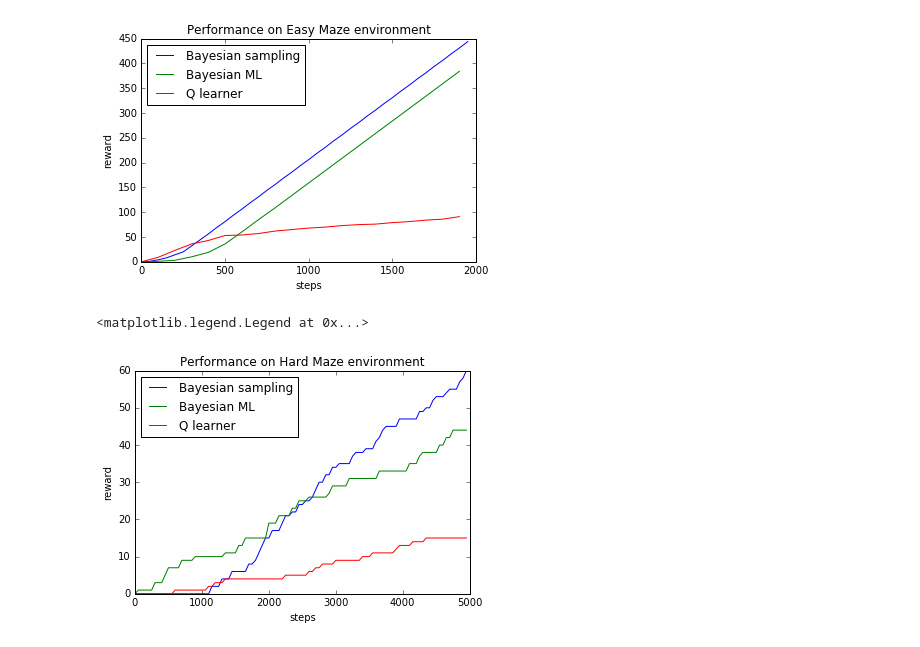
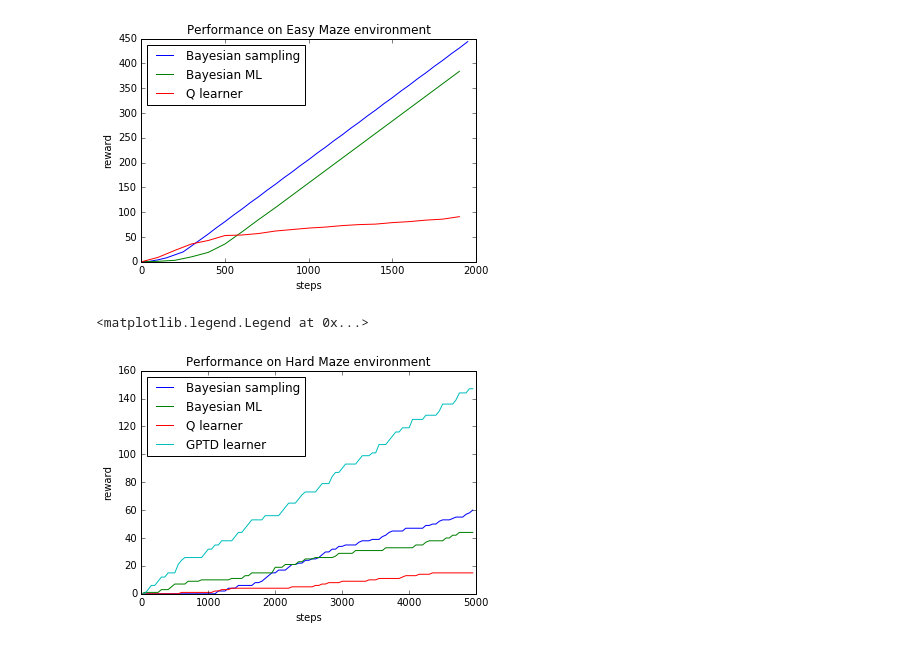
Before and after one commit to alexandr/6882project, a Jupyter notebook: strens/Graphs.ipynb, the cells around one changed output. Drawn from its saved outputs; the diff is of its cells as text; code cells hidden in the pictures.

```diff
--- a/strens/Graphs.ipynb
+++ b/strens/Graphs.ipynb
@@ -71,6 +71,8 @@ mode = [0, 1, 1, 1, 1, 1, 3, 3, 3, 5, 7, 7, 7, 7, 9, 9, 9, 9, 10, 10, 10, 10, 10
 sampling = [0, 0, 0, 0, 0, 0, 0, 0, 0, 0, 0, 0, 0, 0, 0, 0, 0, 0, 0, 0, 0, 0, 0, 2, 2, 2, 4, 4, 4, 6, 6, 6, 6, 6, 8, 8, 9, 11, 13, 15, 15, 17, 17, 17, 19, 21, 21, 22, 22, 24, 24, 25, 25, 26, 28, 30, 30, 32, 32, 34, 34, 35, 35, 35, 35, 37, 38, 38, 38, 39, 39, 39, 41, 42, 44, 45, 45, 45, 45, 47, 47, 47, 47, 47, 47, 49, 49, 50, 50, 52, 53, 53, 53, 54, 55, 55, 55, 57, 58, 60]
 xs = range(0, 5000, 50)
 
+gptd = [0, 0, 3, 6, 6, 9, 12, 12, 15, 15, 15, 21, 24, 26, 26, 26, 26, 26, 26, 29, 32, 32, 35, 35, 38, 38, 38, 38, 41, 44, 44, 47, 50, 53, 53, 53, 53, 56, 56, 56, 56, 56, 59, 62, 65, 65, 65, 68, 71, 73, 73, 73, 73, 76, 79, 79, 79, 84, 87, 87, 90, 93, 93, 93, 93, 96, 99, 99, 99, 101, 101, 107, 107, 107, 110, 113, 116, 116, 119, 119, 119, 125, 125, 125, 125, 128, 128, 128, 128, 131, 136, 136, 136, 136, 139, 144, 144, 144, 147, 147]
+
 for i in xrange(len(qln)):
     qln[i] = qln[i]/2
 
@@ -78,11 +80,12 @@ for i in xrange(len(qln)):
 # %%
 plt.plot(xs,sampling, label="Bayesian sampling")
 plt.plot(xs,mode, label="Bayesian ML")
 plt.plot(xs,qln, label="Q learner")
+plt.plot(xs, gptd, label="GPTD learner")
 plt.xlabel("steps")
 plt.ylabel("reward")
 plt.title("Performance on Hard Maze environment")
 plt.legend(loc=2)
 # %% [output]
 <matplotlib.legend.Legend at 0x...>
-[figure, old version]
+[figure, new version]
```
Also changed, not shown: 4 other files.
